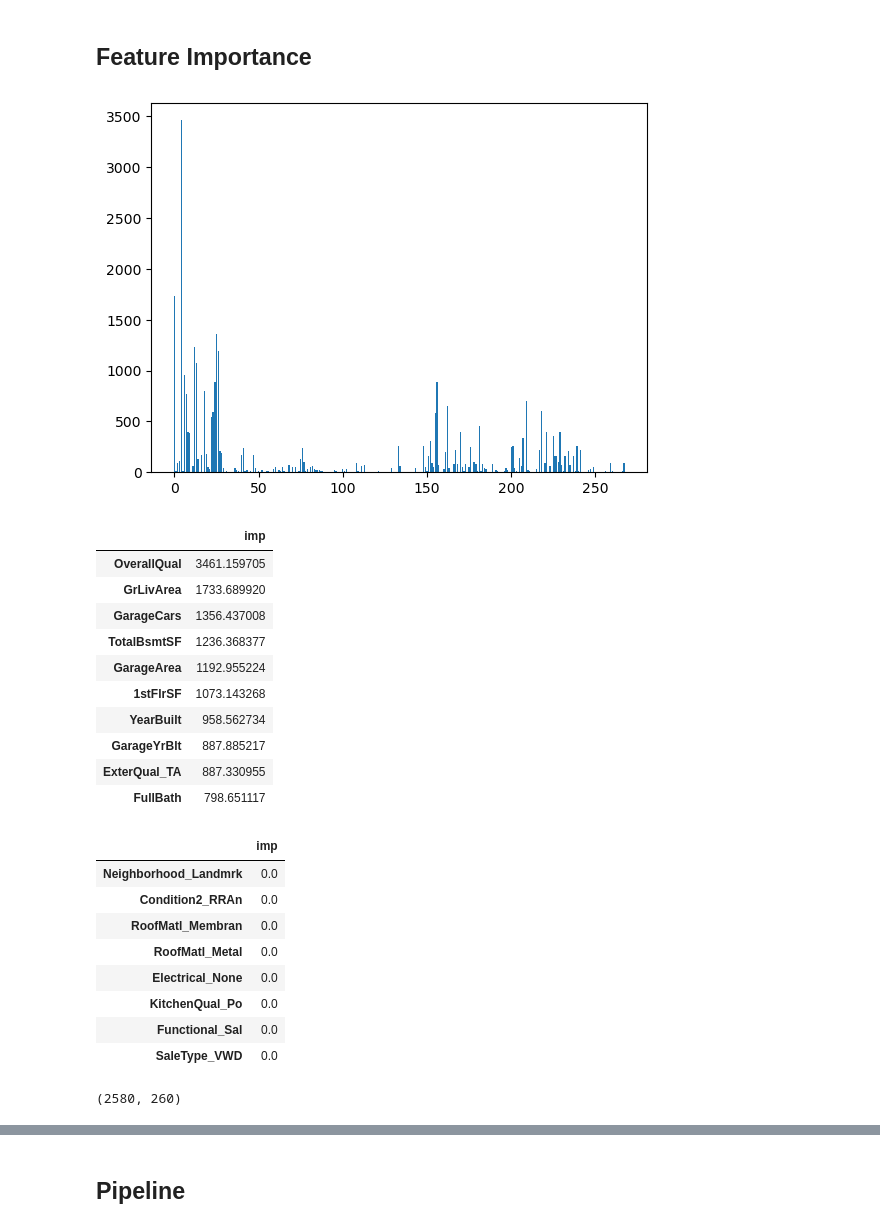
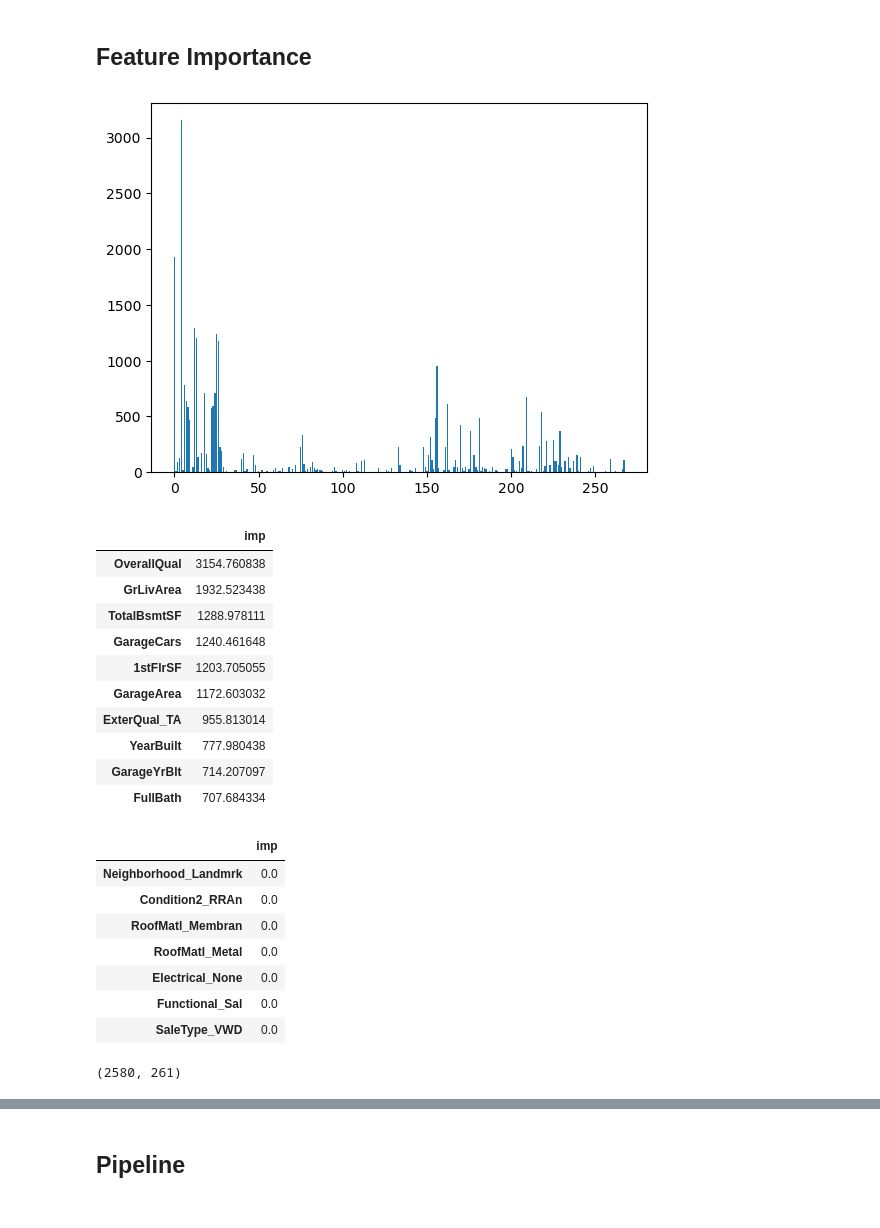
Before and after one commit to ersdanforth/ames_housing, a Jupyter notebook: linear_models.ipynb, the cells around one changed output, grey strips where cells are left out. Drawn from its saved outputs; the diff is of its cells as text; code cells hidden in the pictures.

```diff
--- a/linear_models.ipynb
+++ b/linear_models.ipynb
@@ -72,27 +70,32 @@ features_scaled.head()
 ## Feature Importance
 # %%
 # adapted from https://machinelearningmastery.com/feature-selection-for-regression-data/
+# %%
+X = features_scaled
+y = price
+log_y = log_price
+
+X_train, X_test, y_train, y_test = train_test_split(X, y, test_size=0.3, random_state=1)
 # %%
 def select_features(X_train, y_train, X_test):
     fs = SelectKBest(score_func=f_regression, k='all')
 
     # learn relationship from training data
     fs.fit(X_train, y_train)
 
     # transform train and test data
     X_train_fs = fs.transform(X_train)
     X_test_fs = fs.transform(X_test)
     return X_train_fs, X_test_fs, fs
 
-X_train, X_test, y_train, y_test = train_test_split(X, log_y, test_size=0.33, random_state=1)
 X_train_fs, X_test_fs, fs = select_features(X_train, y_train, X_test)
 
 # plot the scores
 fig, ax = plt.subplots()
 ax.bar([i for i in range(len(fs.scores_))], fs.scores_)
 plt.show()
 # %% [output]
-[figure, old version]
+[figure, new version]
 # %%
 selected_features = list(X.columns[fs.get_support()]) # all features
 scores = fs.scores_
@@ -101,18 +104,18 @@ feature_imp.columns = ['imp']
 feature_imp.sort_values('imp', ascending = False).head(10)
 # %% [output]
 |  | imp |
-| OverallQual | 3461.159705 |
-| GrLivArea | 1733.689920 |
-| GarageCars | 1356.437008 |
-| TotalBsmtSF | 1236.368377 |
-| GarageArea | 1192.955224 |
-| 1stFlrSF | 1073.143268 |
-| YearBuilt | 958.562734 |
-| GarageYrBlt | 887.885217 |
-| ExterQual_TA | 887.330955 |
-| FullBath | 798.651117 |
+| OverallQual | 3154.760838 |
+| GrLivArea | 1932.523438 |
+| TotalBsmtSF | 1288.978111 |
+| GarageCars | 1240.461648 |
+| 1stFlrSF | 1203.705055 |
+| GarageArea | 1172.603032 |
+| ExterQual_TA | 955.813014 |
+| YearBuilt | 777.980438 |
+| GarageYrBlt | 714.207097 |
+| FullBath | 707.684334 |
 # %%
-feature_imp[feature_imp['imp'] == 0] # 8 columns
+feature_imp[feature_imp['imp'] == 0] # 7 columns
 # %% [output]
 |  | imp |
 | Neighborhood_Landmrk | 0.0 |
@@ -120,7 +123,6 @@ feature_imp[feature_imp['imp'] == 0] # 8 columns
 | RoofMatl_Membran | 0.0 |
 | RoofMatl_Metal | 0.0 |
 | Electrical_None | 0.0 |
-| KitchenQual_Po | 0.0 |
 | Functional_Sal | 0.0 |
 | SaleType_VWD | 0.0 |
 # %%
@@ -128,7 +130,7 @@ sel_fregression = list(feature_imp[feature_imp['imp'] != 0].index)
 feat_fregression = features_scaled[sel_fregression]
 feat_fregression.shape
 # %% [output]
-(2580, 260)
+(2580, 261)
 # %%
 # same as above, with with 'mutual info regression'
 
```
Also changed, not shown: parts of 48 cells of this notebook, 4 other files.
